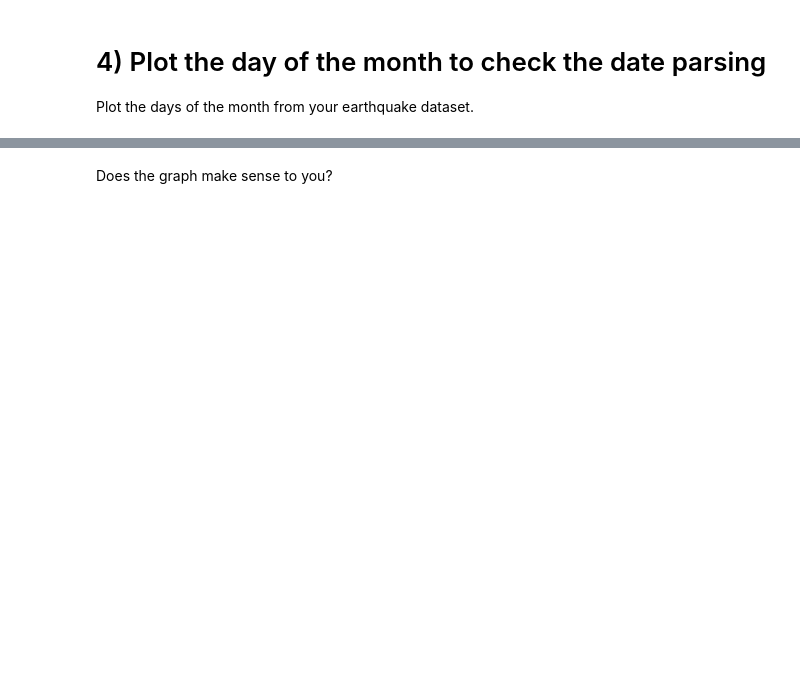
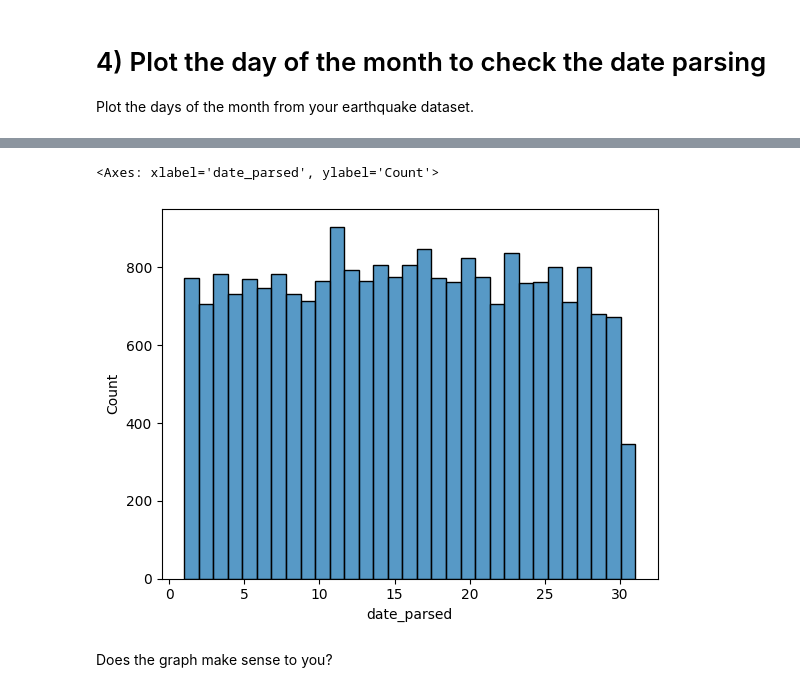
Before and after one commit to bazchen/kaggle, a Jupyter notebook: data-cleaning-exercise-parsing-dates.ipynb, the cells around one changed output, grey strips where cells are left out. Drawn from its saved outputs; the diff is of its cells as text; code cells hidden in the pictures; blank space fills up the shorter version.

Commit message:
Kaggle Notebook | Exercise: Parsing Dates | Version 3 - Completed

```diff
--- a/data-cleaning-exercise-parsing-dates.ipynb
+++ b/data-cleaning-exercise-parsing-dates.ipynb
@@ -168,9 +183,11 @@ earthquakes['date_parsed'] = pd.to_datetime(earthquakes['Date'], format="%m/%d/%
 Create a Pandas Series `day_of_month_earthquakes` containing the day of the month from the "date_parsed" column.
 # %%
 # try to get the day of the month from the date column
-day_of_month_earthquakes = ____
+day_of_month_earthquakes = earthquakes['date_parsed'].dt.day
 
 # Check your answer
 q3.check()
+
+day_of_month_earthquakes.head()
 # %% [output]
 [interactive output not drawn]
@@ -188,3 +233,12 @@ Plot the days of the month from your earthquake dataset.
+# %%
+# remove missing values (not necessary since none missing but good practice)
+day_of_month_earthquakes = day_of_month_earthquakes.dropna()
+
+# plot the day of the month
+sns.histplot(day_of_month_earthquakes, kde=False, bins=31)
+# %% [output]
+<Axes: xlabel='date_parsed', ylabel='Count'>
+[figure, added]
 # %% [markdown]
 Does the graph make sense to you?
 # %%
```
Also changed, not shown: parts of 6 cells of this notebook.
